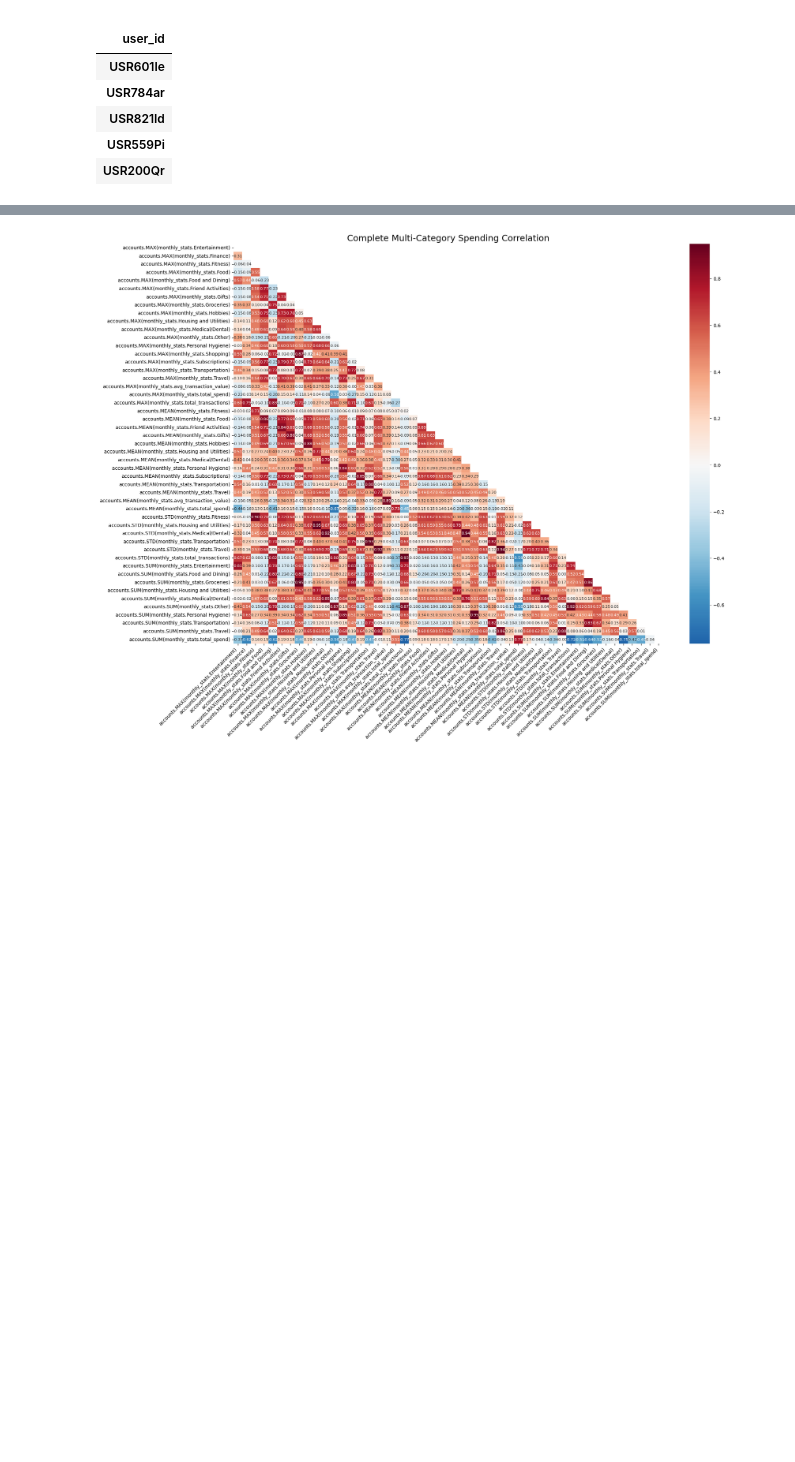
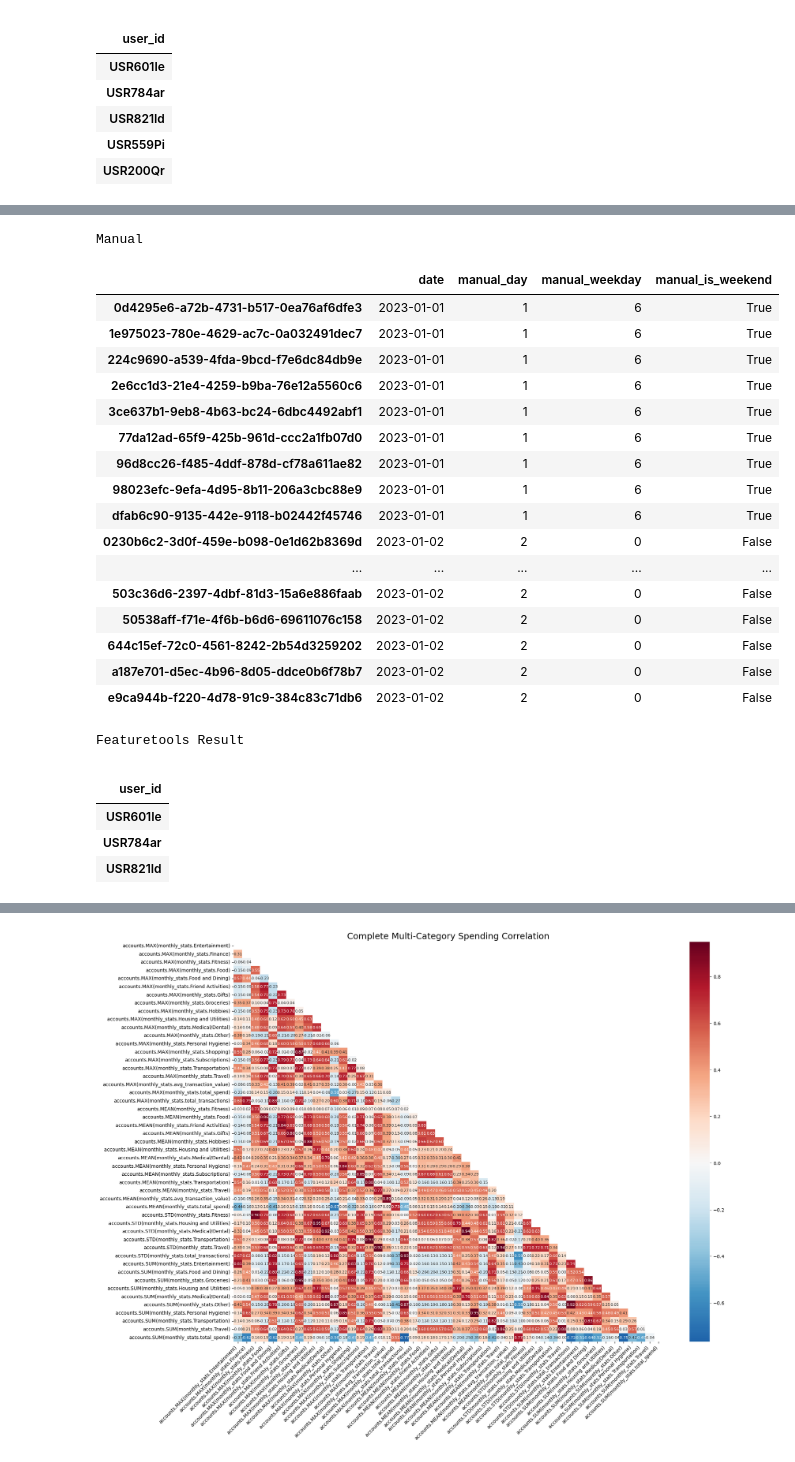
Before and after one commit to Yunnna005/FYP, a Jupyter notebook: Data/features/features.ipynb, the cells around one changed output, grey strips where cells are left out. Drawn from its saved outputs; the diff is of its cells as text; code cells hidden in the pictures; blank space fills up the shorter version.

Commit message:
SCRUM-38 Calculate Time-based amount

```diff
--- a/Data/features/features.ipynb
+++ b/Data/features/features.ipynb
@@ -143,2 +150,40 @@ display(fm_encoded[time_features].head())
+# %%
+sample_data = transactions_df[['date']].head(20).copy()
+
+sample_data['manual_day'] = sample_data['date'].dt.day
+sample_data['manual_weekday'] = sample_data['date'].dt.weekday
+sample_data['manual_is_weekend'] = sample_data['date'].dt.weekday >= 5
+
+print("Manual")
+display(sample_data)
+
+print("\nFeaturetools Result")
+time_cols = [c for c in fm_encoded.columns if any(t in c for t in ['DAY', 'WEEKDAY', 'WEEKEND'])]
+display(fm_encoded[time_cols].head(3))
+# %% [output]
+Manual
+|  | date | manual_day | manual_weekday | manual_is_weekend |
+| 0d4295e6-a72b-4731-b517-0ea76af6dfe3 | 2023-01-01 | 1 | 6 | True |
+| 1e975023-780e-4629-ac7c-0a032491dec7 | 2023-01-01 | 1 | 6 | True |
+| 224c9690-a539-4fda-9bcd-f7e6dc84db9e | 2023-01-01 | 1 | 6 | True |
+| 2e6cc1d3-21e4-4259-b9ba-76e12a5560c6 | 2023-01-01 | 1 | 6 | True |
+| 3ce637b1-9eb8-4b63-bc24-6dbc4492abf1 | 2023-01-01 | 1 | 6 | True |
+| 77da12ad-65f9-425b-961d-ccc2a1fb07d0 | 2023-01-01 | 1 | 6 | True |
+| 96d8cc26-f485-4ddf-878d-cf78a611ae82 | 2023-01-01 | 1 | 6 | True |
+| 98023efc-9efa-4d95-8b11-206a3cbc88e9 | 2023-01-01 | 1 | 6 | True |
+| dfab6c90-9135-442e-9118-b02442f45746 | 2023-01-01 | 1 | 6 | True |
+| 0230b6c2-3d0f-459e-b098-0e1d62b8369d | 2023-01-02 | 2 | 0 | False |
+| ... | ... | ... | ... | ... |
+| 503c36d6-2397-4dbf-81d3-15a6e886faab | 2023-01-02 | 2 | 0 | False |
+| 50538aff-f71e-4f6b-b6d6-69611076c158 | 2023-01-02 | 2 | 0 | False |
+| 644c15ef-72c0-4561-8242-2b54d3259202 | 2023-01-02 | 2 | 0 | False |
+| a187e701-d5ec-4b96-8d05-ddce0b6f78b7 | 2023-01-02 | 2 | 0 | False |
+| e9ca944b-f220-4d78-91c9-384c83c71db6 | 2023-01-02 | 2 | 0 | False |
+Featuretools Result
+|  |
+| user_id |
+| USR601Ie |
+| USR784ar |
+| USR821Id |
 # %% [markdown]
 Correlation Heatmap
```
Also changed, not shown: parts of 4 cells of this notebook.
